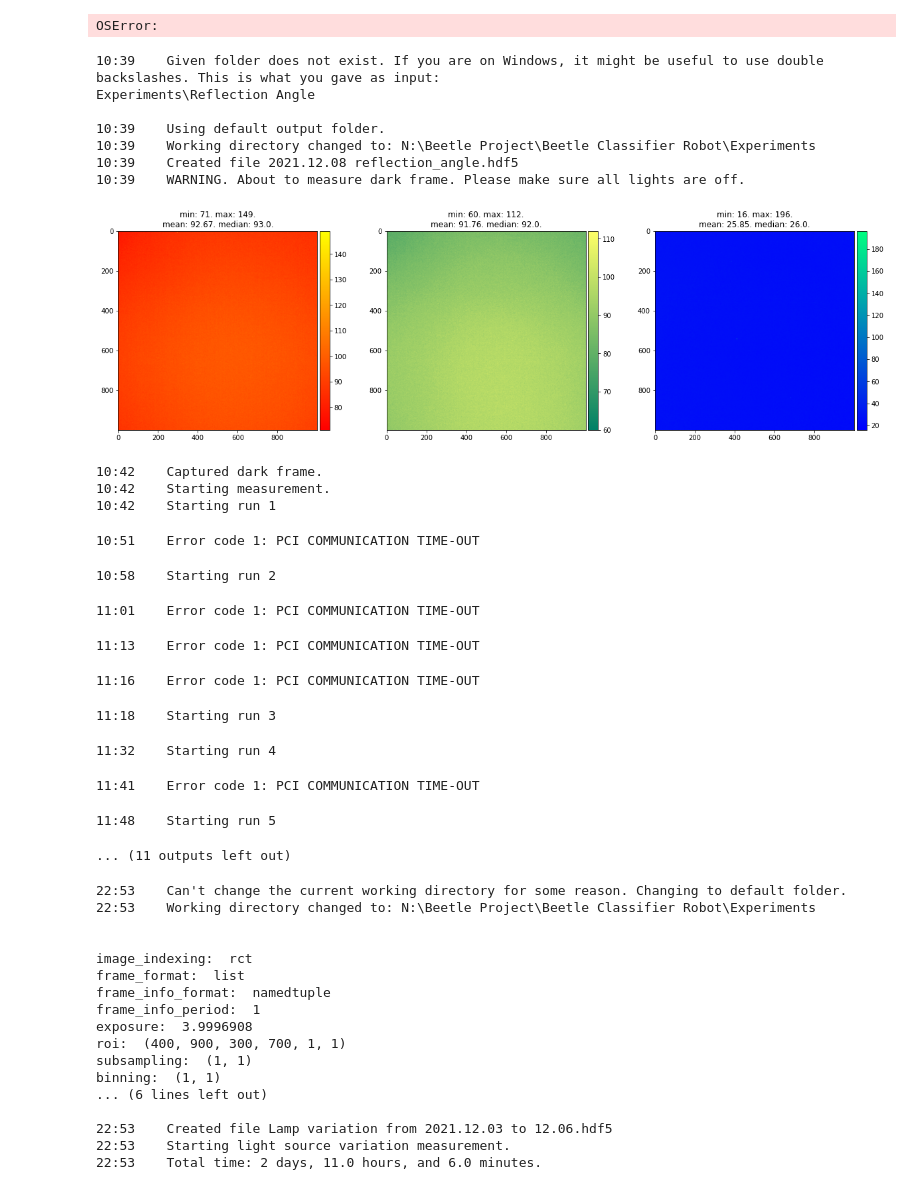
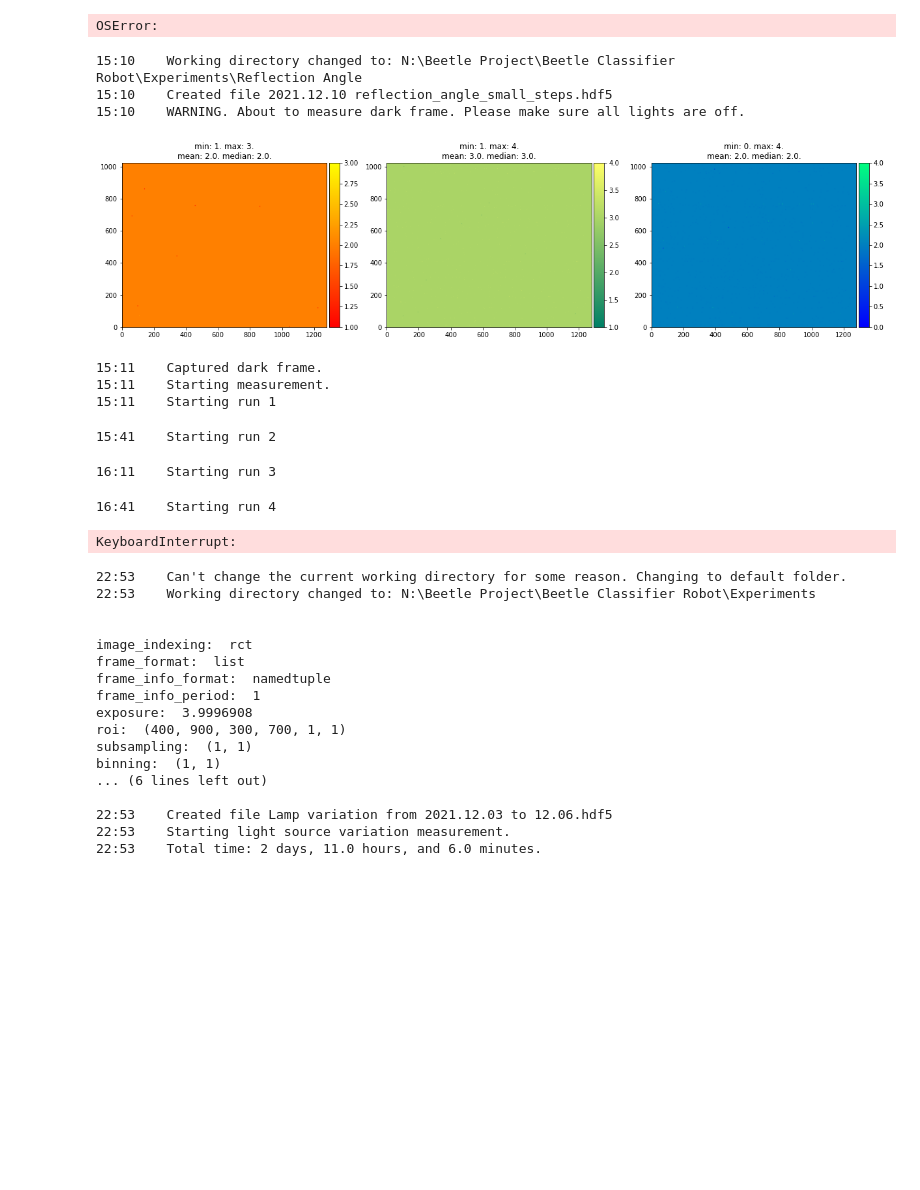
Before and after one commit to MooiMop/Beetle-Classifer-Robot, a Jupyter notebook: master.ipynb, the cells around one changed output. Saved outputs shown, nothing was run; the diff lists cells and outputs as text; code cells hidden in the pictures; blank space fills up the shorter version.

```diff
--- a/master.ipynb
+++ b/master.ipynb
@@ -155,35 +192,26 @@ Experiments\Brewster Angle
 09:48    Can't change the current working directory for some reason. Changing to default folder.
 09:48    Still can't change working directory. Exiting program. Better investigate what's going on!
 OSError:
-# %%
-bounds = [30,50]
-step_size = 0.5
-comment = 'Measure distribution of reflection angle.'
-angle = 40
-
-exp.reflection_angle(bounds, step_size, comment, angle)
-# %% [output]
-10:39    Given folder does not exist. If you are on Windows, it might be useful to use double backslashes. This is what you gave as input:
-Experiments\Reflection Angle
-
-10:39    Using default output folder.
-10:39    Working directory changed to: N:\Beetle Project\Beetle Classifier Robot\Experiments
-10:39    Created file 2021.12.08 reflection_angle.hdf5
-10:39    WARNING. About to measure dark frame. Please make sure all lights are off.
-[figure, removed]
-10:42    Captured dark frame.
-10:42    Starting measurement.
-10:42    Starting run 1
-10:51    Error code 1: PCI COMMUNICATION TIME-OUT
-10:58    Starting run 2
-11:01    Error code 1: PCI COMMUNICATION TIME-OUT
-11:13    Error code 1: PCI COMMUNICATION TIME-OUT
-11:16    Error code 1: PCI COMMUNICATION TIME-OUT
-11:18    Starting run 3
-11:32    Starting run 4
-11:41    Error code 1: PCI COMMUNICATION TIME-OUT
-11:48    Starting run 5
-... (11 outputs left out)
+# %%
+bounds = [43,47]
+step_size = 0.01
+comment = 'Measure distribution of reflection angle. Polarizer set to P polarization.'
+name = 'reflection_angle_small_steps'
+angle = 45
+
+exp.reflection_angle(bounds, step_size, comment, angle, name=name)
+# %% [output]
+15:10    Working directory changed to: N:\Beetle Project\Beetle Classifier Robot\Experiments\Reflection Angle
+15:10    Created file 2021.12.10 reflection_angle_small_steps.hdf5
+15:10    WARNING. About to measure dark frame. Please make sure all lights are off.
+[figure, added]
+15:11    Captured dark frame.
+15:11    Starting measurement.
+15:11    Starting run 1
+15:41    Starting run 2
+16:11    Starting run 3
+16:41    Starting run 4
+KeyboardInterrupt:
 # %%
 end = (2021,12,6,10,0)
 comment = '''\
```
Also changed, not shown: parts of 10 cells of this notebook, 9 other files.
